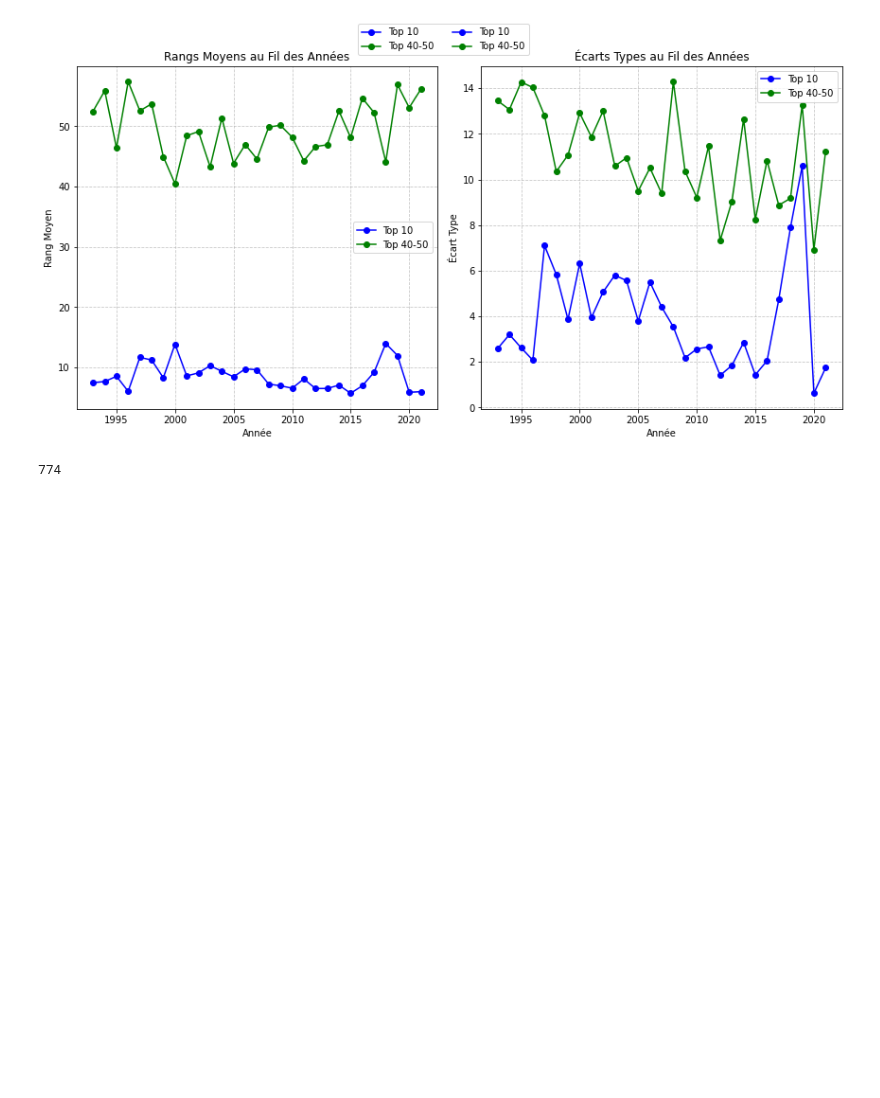
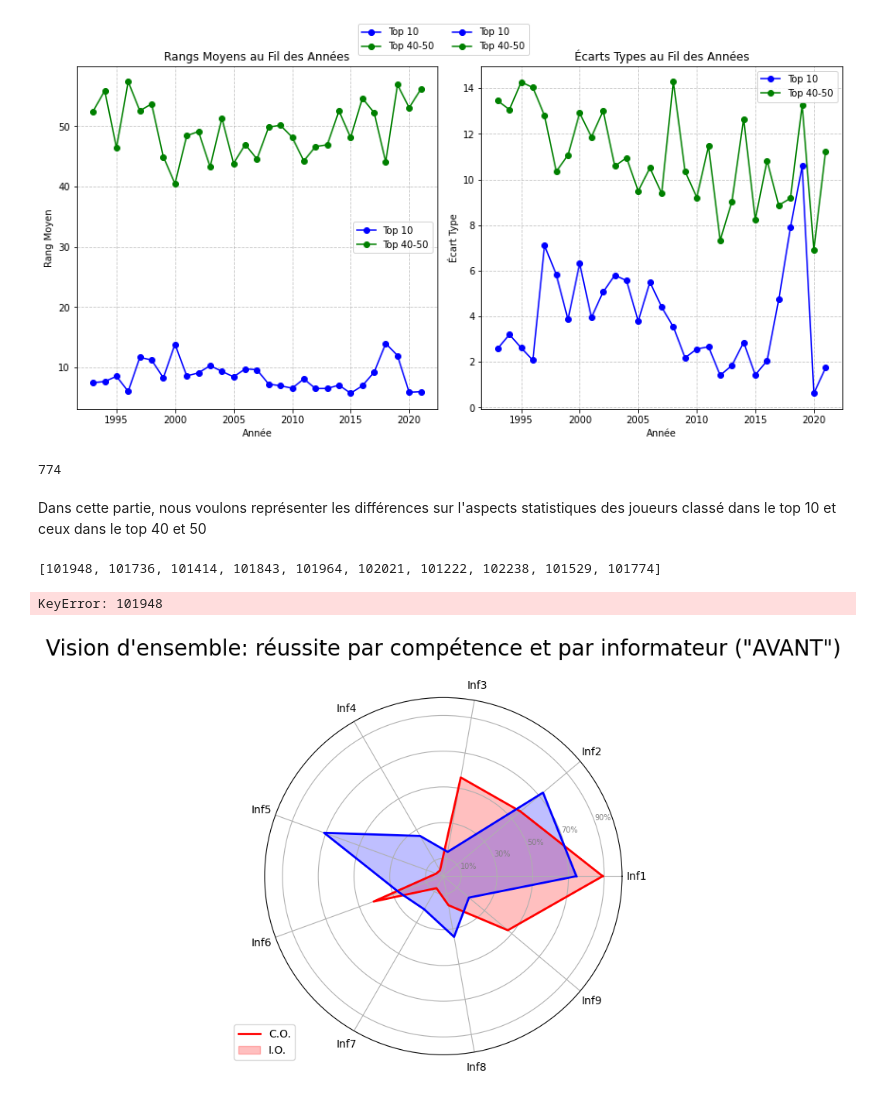
Before and after one commit to henrifabre123/tennisML, a Jupyter notebook: Visualisation.ipynb, the cells around one changed output. Drawn from its saved outputs; the diff is of its cells as text; code cells hidden in the pictures; blank space fills up the shorter version.

Commit message:
modif info joueurs

```diff
--- a/Visualisation.ipynb
+++ b/Visualisation.ipynb
@@ -170,3 +170,5 @@ for element in liste:
 print(len(liste_sans_doublons))
 # %% [output]
 774
+# %% [markdown]
+Dans cette partie, nous voulons représenter les différences sur l'aspects statistiques des joueurs classé dans le top 10 et ceux dans le top 40 et 50
@@ -172,0 +188,57 @@ print(len(liste_sans_doublons))
+# %%
+
+player_ids_filtrés = df_rank.loc[resultat_filtre.index, 'player_id'].tolist()
+
+
+print(player_ids_filtrés)
+# %% [output]
+[101948, 101736, 101414, 101843, 101964, 102021, 101222, 102238, 101529, 101774]
+# %%
+for index in player_ids_filtrés:
+    valeur_colonne_2022 = df.loc[index, '1995']
+    print(f"Index: {index}, Valeur 1995: {valeur_colonne_2022}")
+# %% [output]
+KeyError: 101948
+# %%
+import matplotlib.pyplot as plt
+import numpy as np
+
+# Define the number of variables
+num_vars = 9
+
+# Create a 2D array of shape (2, num_vars)
+# Replace this with your actual data
+values = np.random.rand(2, num_vars) * 100
+values = np.concatenate((values, values[:,[0]]), axis=1)  # Close the loop
+
+# Compute angle each bar is centered on:
+angles = np.linspace(0, 2 * np.pi, num_vars, endpoint=False).tolist()
+angles += angles[:1]  # Repeat the first value to close the loop
+
+# Draw the radar chart
+fig, ax = plt.subplots(figsize=(6, 6), subplot_kw=dict(polar=True))
+
+# Draw one axe per variable and add labels
+labels = ['Inf1', 'Inf2', 'Inf3', 'Inf4', 'Inf5', 'Inf6', 'Inf7', 'Inf8', 'Inf9']
+ax.set_thetagrids(np.degrees(angles[:-1]), labels)
+
+# Draw ylabels
+ax.set_rscale('linear')
+ax.set_rlabel_position(180 / num_vars)
+plt.yticks([10, 30, 50, 70, 90], ["10%", "30%", "50%", "70%", "90%"], color="grey", size=7)
+plt.ylim(0, 100)
+
+# Plot data and fill with color
+ax.plot(angles, values[0], color='red', linewidth=2, linestyle='solid')
+ax.fill(angles, values[0], color='red', alpha=0.25)
+
+ax.plot(angles, values[1], color='blue', linewidth=2, linestyle='solid')
+ax.fill(angles, values[1], color='blue', alpha=0.25)
+
+# Add a title and legend
+plt.title('Vision d\'ensemble: réussite par compétence et par informateur ("AVANT")', size=20, color='black', y=1.1)
+ax.legend(['C.O.', 'I.O.'], loc='upper right', bbox_to_anchor=(0.1, 0.1))
+
+plt.show()
+# %% [output]
+[figure, added]
```
Also changed, not shown: parts of 2 cells of this notebook, 2 other files.
